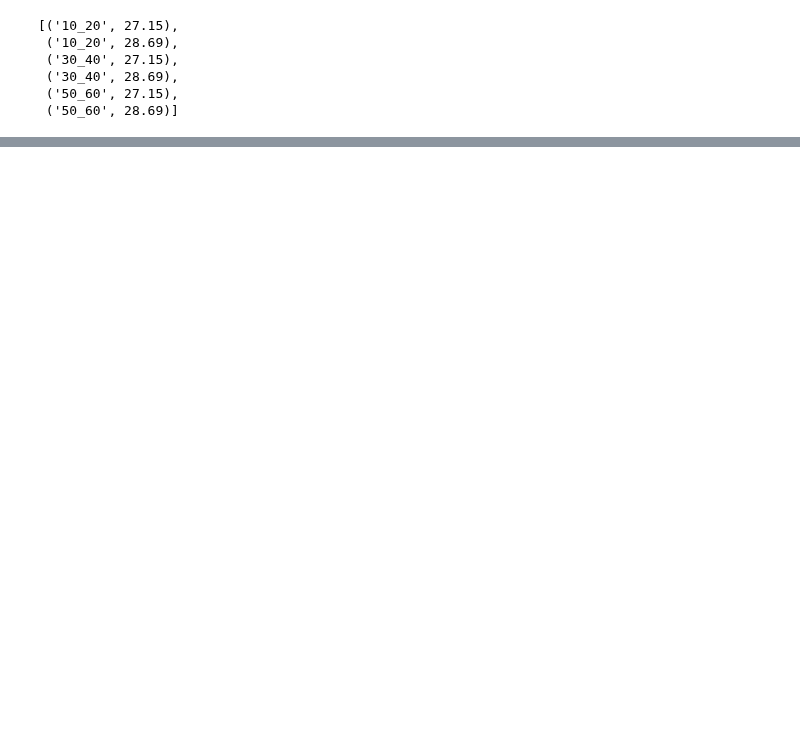
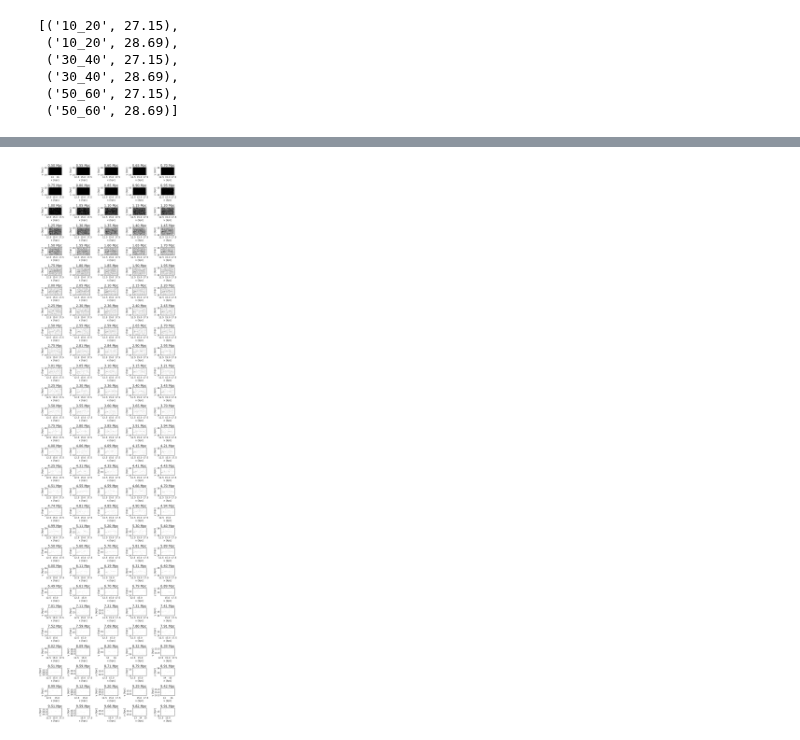
Before and after one commit to caganze/stellarstreams, a Jupyter notebook: notebooks/Gap Detection Pipeline.ipynb, the cells around one changed output, grey strips where cells are left out. Saved outputs shown, nothing was run; the diff lists cells and outputs as text; code cells hidden in the pictures; blank space fills up the shorter version.

```diff
--- a/notebooks/Gap Detection Pipeline.ipynb
+++ b/notebooks/Gap Detection Pipeline.ipynb
@@ -796,0 +856,24 @@ bck.distance
+# %%
+raw_dens=[]
+fig, ax=plt.subplots(nrows=28, ncols=5, figsize=(14, 55))
+
+axs= np.concatenate(ax)
+for idx in range(len(axs)):
+    a=axs[idx]
+    dmod=np.unique(df.dmod)[idx]
+
+    res=get_pipeline_results(dmod, 28.69, '10_20')
+    #_=show_gap_detection(res,  plot='plot3', ax=a
+    dmod=float(dmod)
+    area=np.ptp(res['data'][:,0])*np.ptp(res['data'][:,1])
+    raw_dens.append([dmod, len(res['data'][:,0])/area])
+    #print(dmod)
+    a.scatter(res['data'][:,0], res['data'][:,1], s=10., alpha=0.05, c='k')
+    a.minorticks_on()
+    #a.axis('equal')
+
+    a.set(title='{:.2f} Mpc'.format(1e-6*(10**((dmod/5)+1))), xlabel='x (kpc)', ylabel='y (kpc)')
+
+plt.tight_layout()
+# %% [output]
+[figure, added]
```
Also changed, not shown: parts of 36 cells of this notebook.
